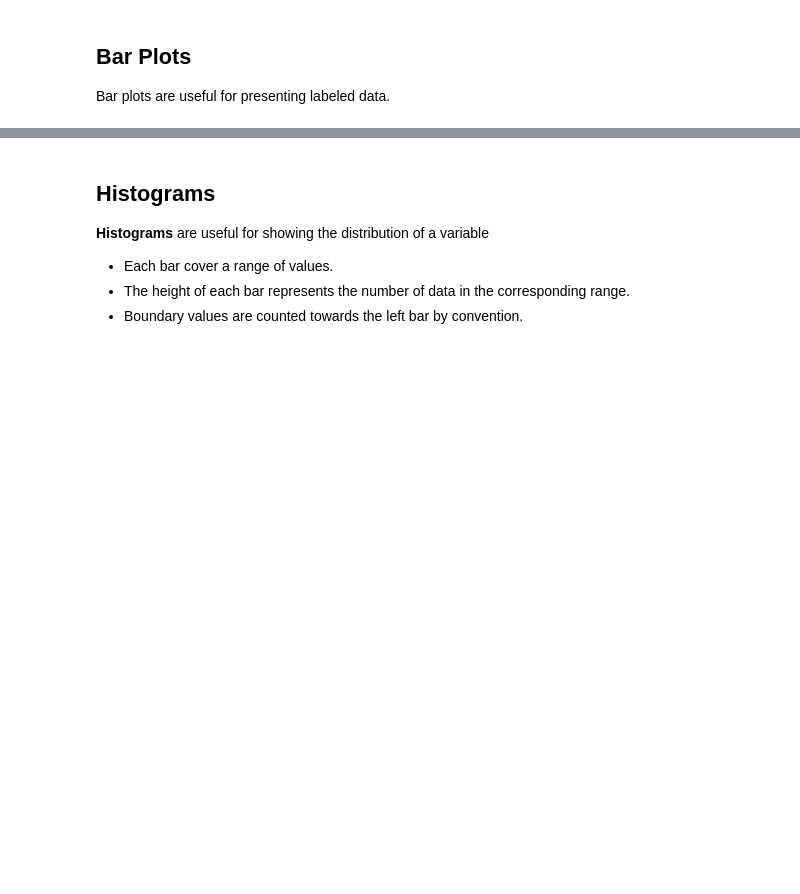
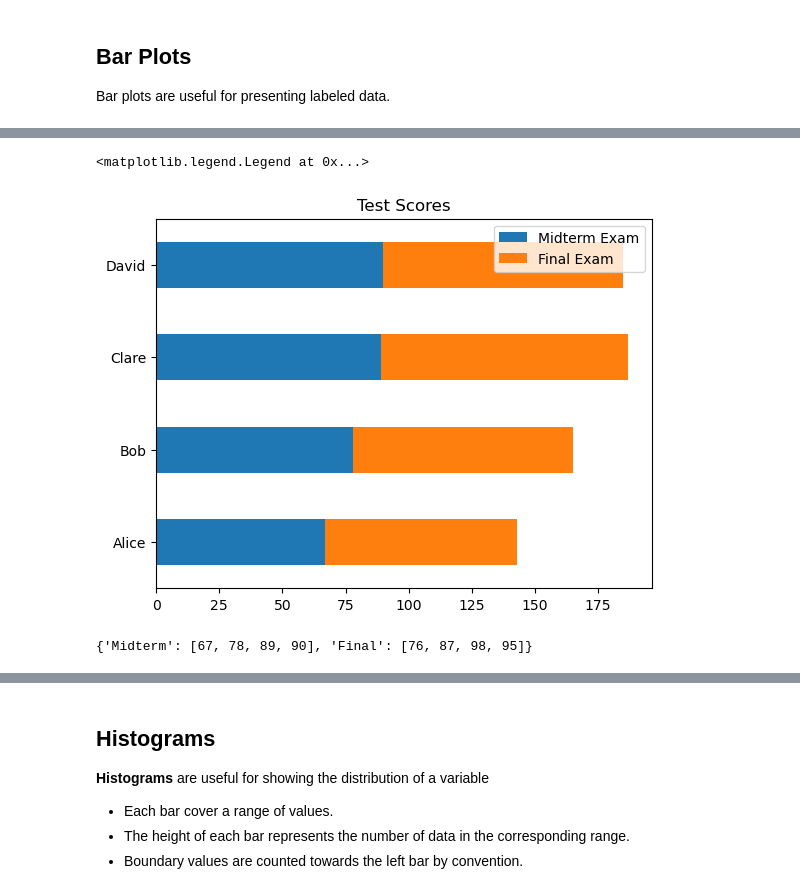
Before and after one commit to ch00226855/DataAnalysisFall2023, a Jupyter notebook: Week06_BasicPlotting.ipynb, the cells around one changed output, grey strips where cells are left out. Drawn from its saved outputs; the diff is of its cells as text; code cells hidden in the pictures; blank space fills up the shorter version.

```diff
--- a/Week06_BasicPlotting.ipynb
+++ b/Week06_BasicPlotting.ipynb
@@ -100,0 +149,13 @@ df[['Midterm', 'Final']].plot.barh(stacked=True)
+# %%
+# We can use plt functions to modify the plot
+
+df[['Midterm', 'Final']].plot.barh(stacked=True)
+plt.title("Test Scores")
+plt.legend(["Midterm Exam", "Final Exam"], loc="upper right")
+# %% [output]
+<matplotlib.legend.Legend at 0x...>
+[figure, added]
+# %%
+df.to_dict(orient='list')
+# %% [output]
+{'Midterm': [67, 78, 89, 90], 'Final': [76, 87, 98, 95]}
```
Also changed, not shown: parts of 46 cells of this notebook.
